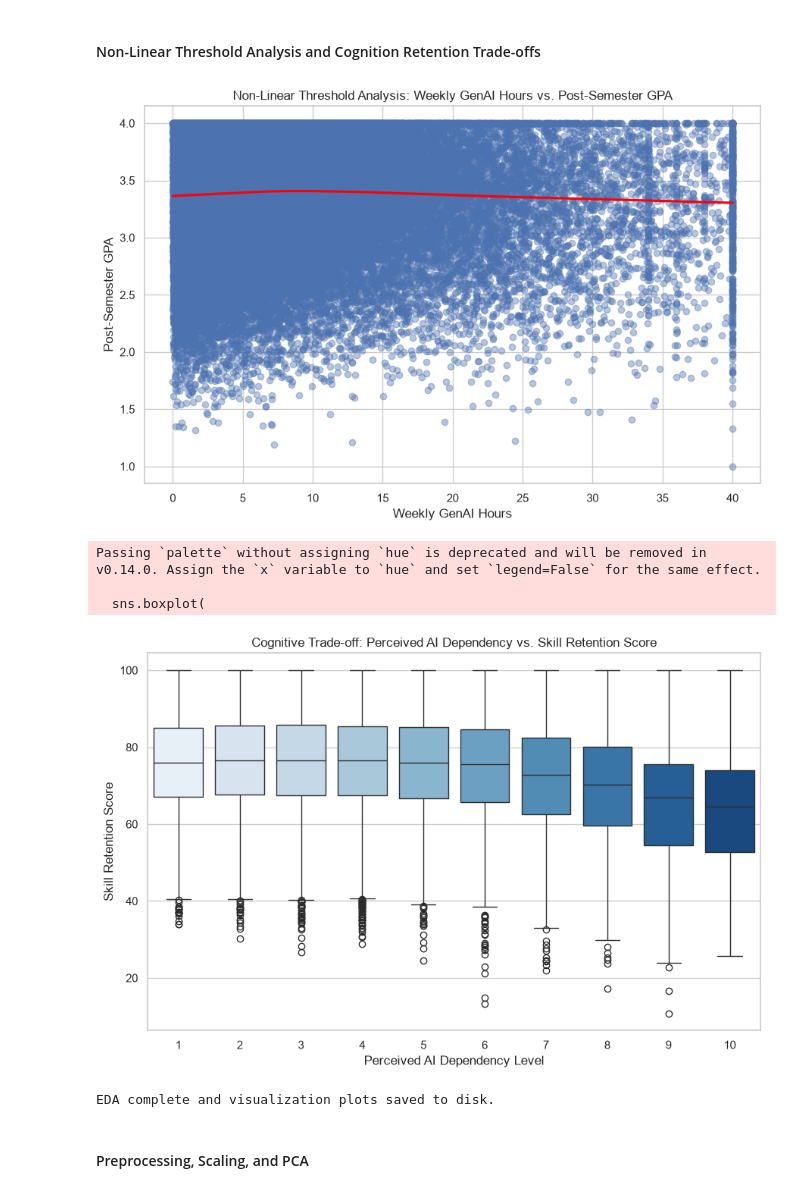
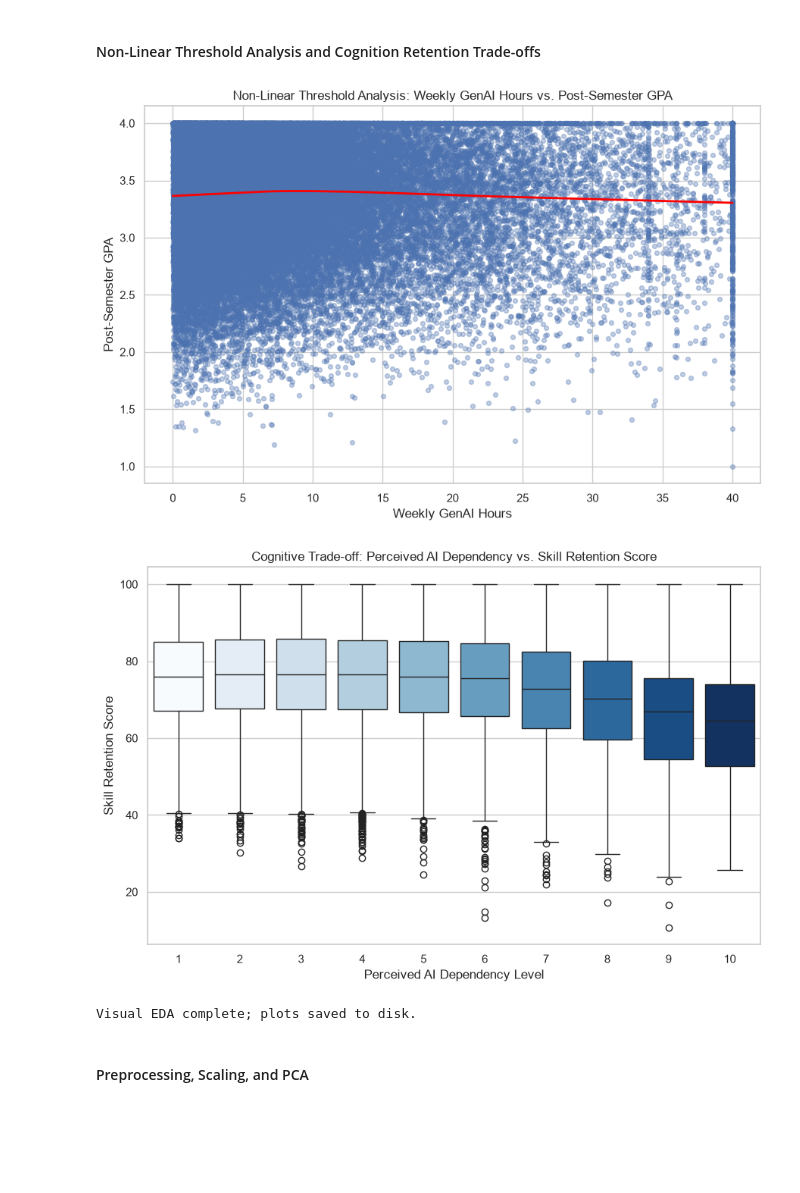
Before and after one commit to ceciliamuniz/dm_final_project, a Jupyter notebook: eda.ipynb, the cells around one changed output. Cells and saved outputs as stored; diff of their text form; code cells hidden in the pictures; blank space fills up the shorter version.

```diff
--- a/eda.ipynb
+++ b/eda.ipynb
@@ -150,45 +175,49 @@ for idx, val in corr_unique.tail(3).sort_values(ascending=True).items():
 # %% [markdown]
 #### Non-Linear Threshold Analysis and Cognition Retention Trade-offs
 # %%
-# 4. Non-Linear Relationship / Threshold Analysis (LOESS Curve)
+# Non-Linear Threshold Analysis (LOESS Curve)
 plt.figure(figsize=(9, 6))
 sns.regplot(
     data=df,
     x="Weekly_GenAI_Hours",
     y="Post_Semester_GPA",
-    scatter_kws={"alpha": 0.4},
-    line_kws={"color": "red"},
-    lowess=True,  # LOESS curve to catch non-linear inflection points ("the cliff")
+    scatter_kws={"alpha": 0.35, "s": 18},
+    line_kws={"color": "red", "linewidth": 2},
+    lowess=True,
 )
 plt.title(
     "Non-Linear Threshold Analysis: Weekly GenAI Hours vs. Post-Semester GPA"
 )
 plt.xlabel("Weekly GenAI Hours")
 plt.ylabel("Post-Semester GPA")
+plt.tight_layout()
 plt.savefig("threshold_analysis_gpa.png", dpi=300)
 plt.show()
 
-# 5. Retention Trade-off: Dependency vs Skill Retention
+# Retention Trade-off: Dependency vs. Skill Retention
 plt.figure(figsize=(9, 6))
 sns.boxplot(
-    data=df, x="Perceived_AI_Dependency", y="Skill_Retention_Score", palette="Blues"
+    data=df,
+    x="Perceived_AI_Dependency",
+    y="Skill_Retention_Score",
+    hue="Perceived_AI_Dependency",
+    palette="Blues",
+    legend=False,
 )
 plt.title(
     "Cognitive Trade-off: Perceived AI Dependency vs. Skill Retention Score"
 )
 plt.xlabel("Perceived AI Dependency Level")
 plt.ylabel("Skill Retention Score")
+plt.tight_layout()
 plt.savefig("retention_tradeoff.png", dpi=300)
 plt.show()
 
-print("EDA complete and visualization plots saved to disk.")
+print("Visual EDA complete; plots saved to disk.")
 # %% [output]
-[figure, old version]
+[figure, new version]
+[figure]
-Passing `palette` without assigning `hue` is deprecated and will be removed in v0.14.0. Assign the `x` variable to `hue` and set `legend=False` for the same effect.
-
-  sns.boxplot(
+Visual EDA complete; plots saved to disk.
-[figure]
-EDA complete and visualization plots saved to disk.
 # %% [markdown]
 #### Preprocessing, Scaling, and PCA
 # %%
```
Also changed, not shown: parts of 17 cells of this notebook, 9 other files.
